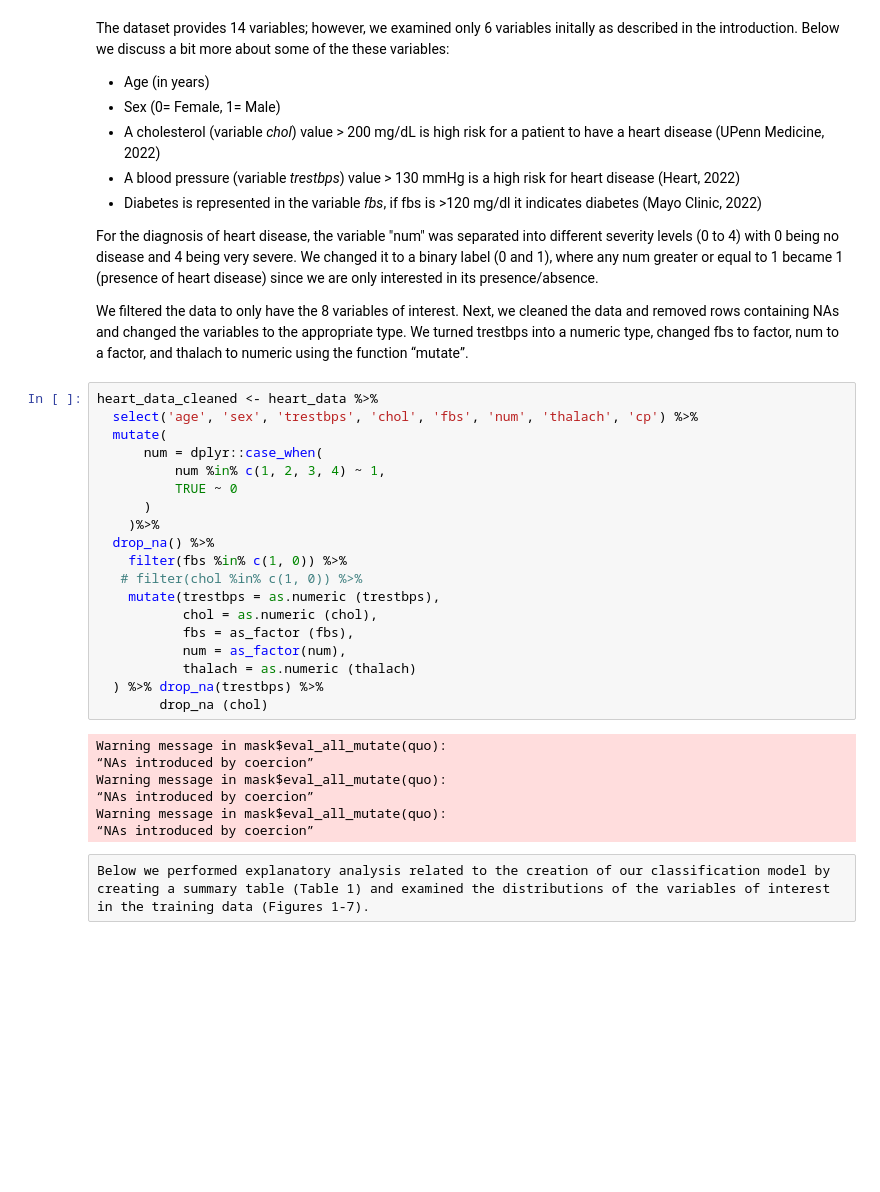
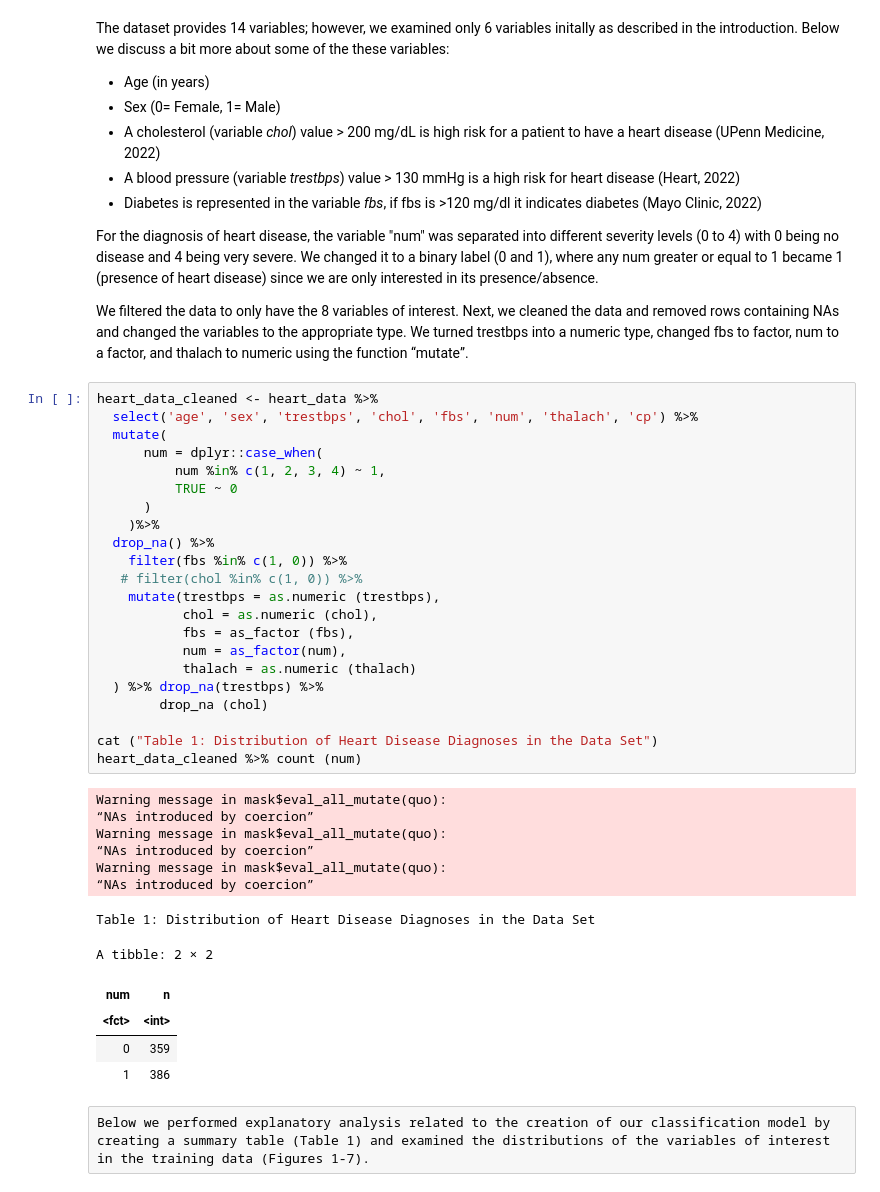
Before and after one commit to rebeccawuu/toy_ds_project, a Jupyter notebook: FinalProject_nov29.ipynb, the cells around one changed output. Cells and saved outputs as stored; diff of their text form; blank space fills up the shorter version.

```diff
--- a/FinalProject_nov29.ipynb
+++ b/FinalProject_nov29.ipynb
@@ -68,29 +68,38 @@ We filtered the data to only have the 8 variables of interest. Next, we cleaned
 # %%
 heart_data_cleaned <- heart_data %>%
   select('age', 'sex', 'trestbps', 'chol', 'fbs', 'num', 'thalach', 'cp') %>%
   mutate(
       num = dplyr::case_when(
           num %in% c(1, 2, 3, 4) ~ 1,
           TRUE ~ 0
       )
     )%>%
   drop_na() %>%
     filter(fbs %in% c(1, 0)) %>%
    # filter(chol %in% c(1, 0)) %>%
     mutate(trestbps = as.numeric (trestbps),
            chol = as.numeric (chol),
            fbs = as_factor (fbs),
            num = as_factor(num),
            thalach = as.numeric (thalach)
   ) %>% drop_na(trestbps) %>%
         drop_na (chol)
+
+cat ("Table 1: Distribution of Heart Disease Diagnoses in the Data Set")
+heart_data_cleaned %>% count (num)
 # %% [output]
 Warning message in mask$eval_all_mutate(quo):
 “NAs introduced by coercion”
 Warning message in mask$eval_all_mutate(quo):
 “NAs introduced by coercion”
 Warning message in mask$eval_all_mutate(quo):
 “NAs introduced by coercion”
+Table 1: Distribution of Heart Disease Diagnoses in the Data Set
+A tibble: 2 × 2
+| num | n |
+| <fct> | <int> |
+| 0 | 359 |
+| 1 | 386 |
 # %% [raw]
 Below we performed explanatory analysis related to the creation of our classification model by creating a summary table (Table 1) and examined the distributions of the variables of interest in the training data (Figures 1-7).
 # %%
```
Also changed, not shown: parts of 13 cells of this notebook.
